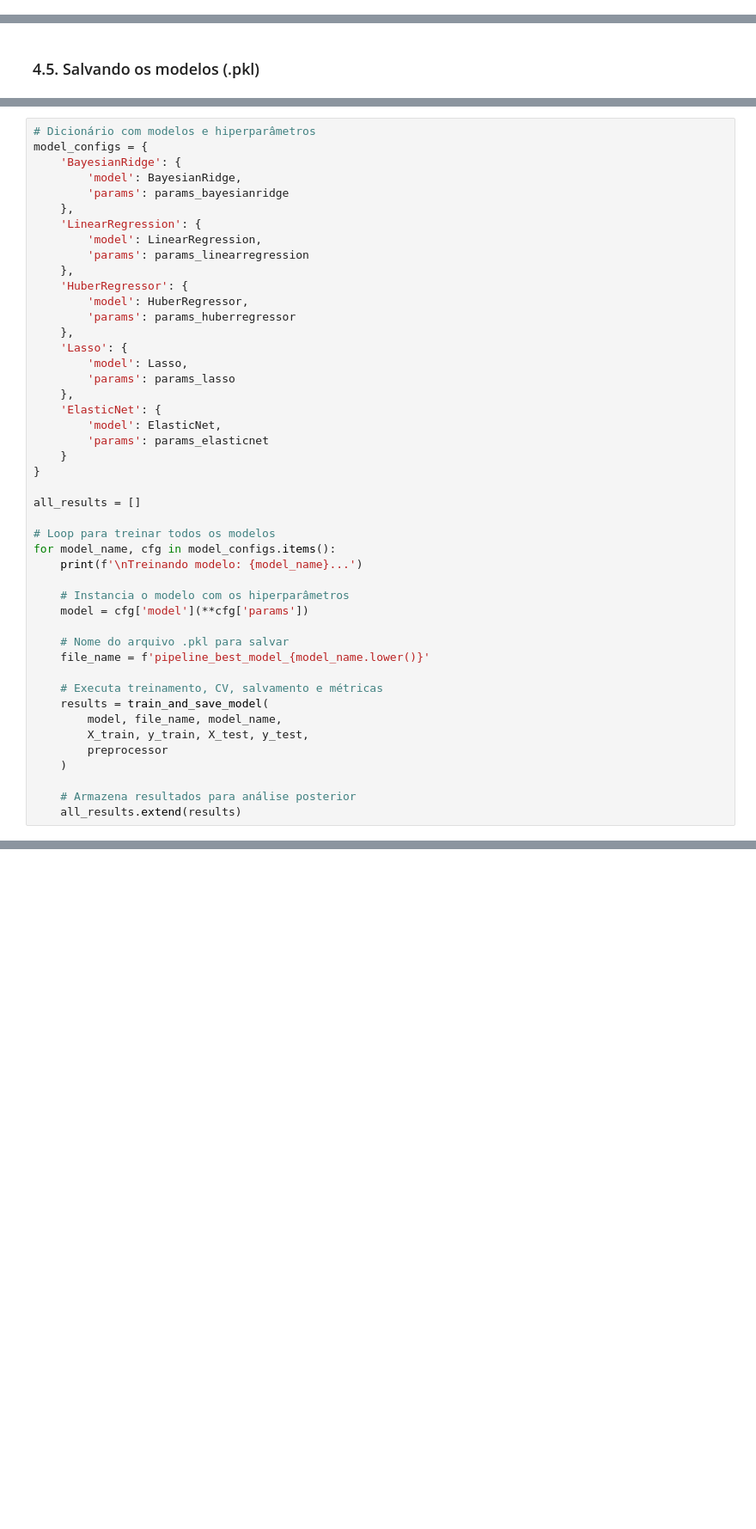
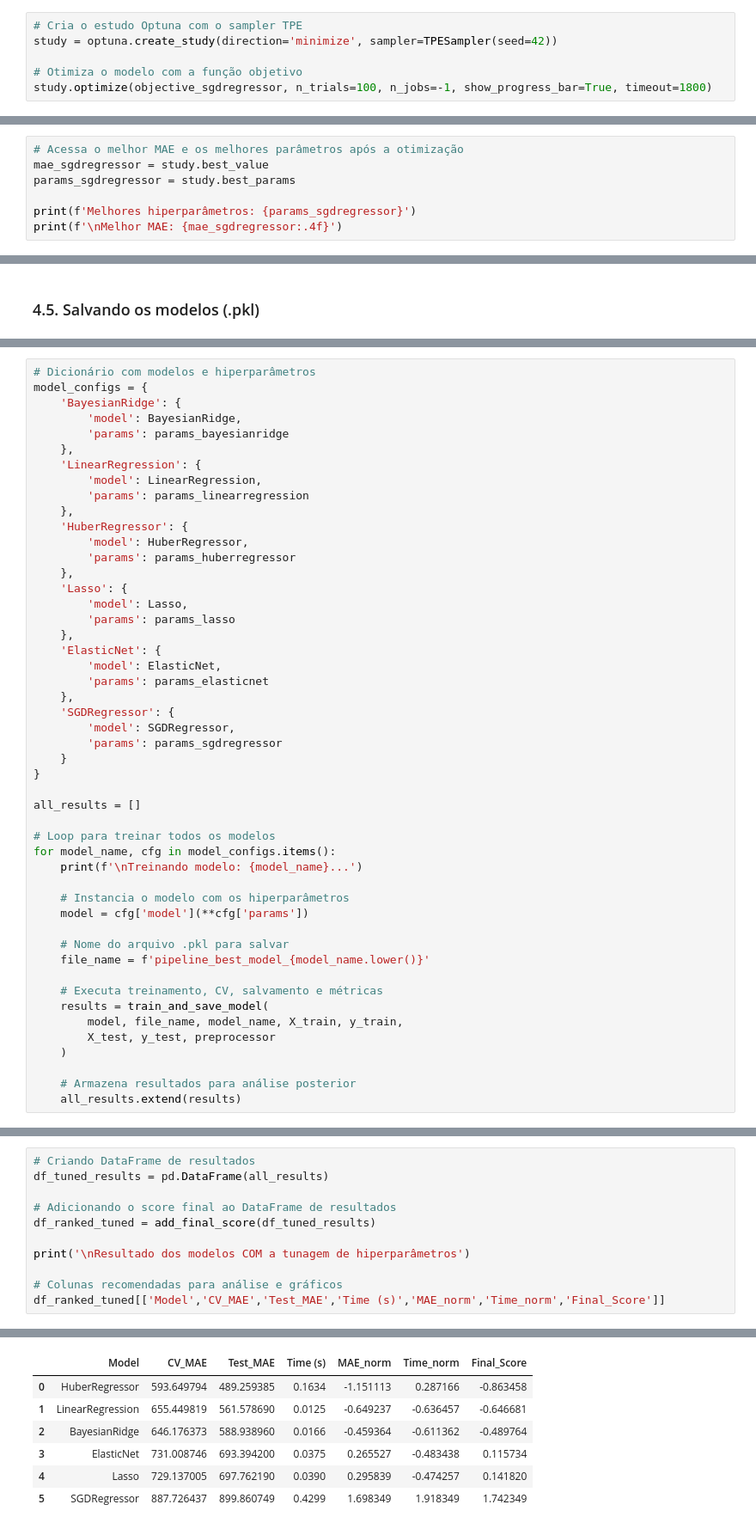
Before and after one commit to emso-exe/Compra_de_carro, a Jupyter notebook: 002_modelagem_preditiva.ipynb, the cells around one changed output, grey strips where cells are left out. Shown at 86% size. Saved outputs shown, nothing was run; the diff lists cells and outputs as text; blank space fills up the shorter version.

```diff
--- a/002_modelagem_preditiva.ipynb
+++ b/002_modelagem_preditiva.ipynb
@@ -980,0 +1143,6 @@ Melhor MAE: 733.4655
+# %%
+# Cria o estudo Optuna com o sampler TPE
+study = optuna.create_study(direction='minimize', sampler=TPESampler(seed=42))
+
+# Otimiza o modelo com a função objetivo
+study.optimize(objective_sgdregressor, n_trials=100, n_jobs=-1, show_progress_bar=True, timeout=1800)
@@ -980,0 +1171,7 @@ Melhor MAE: 733.4655
+# %%
+# Acessa o melhor MAE e os melhores parâmetros após a otimização
+mae_sgdregressor = study.best_value
+params_sgdregressor = study.best_params
+
+print(f'Melhores hiperparâmetros: {params_sgdregressor}')
+print(f'\nMelhor MAE: {mae_sgdregressor:.4f}')
@@ -1092,6 +1293,10 @@ model_configs = {
     'ElasticNet': {
         'model': ElasticNet,
         'params': params_elasticnet
+    },
+    'SGDRegressor': {
+        'model': SGDRegressor,
+        'params': params_sgdregressor
     }
 }
 
@@ -1109,9 +1314,8 @@ for model_name, cfg in model_configs.items():
 
     # Executa treinamento, CV, salvamento e métricas
     results = train_and_save_model(
-        model, file_name, model_name,
-        X_train, y_train, X_test, y_test,
-        preprocessor
+        model, file_name, model_name, X_train, y_train,
+        X_test, y_test, preprocessor
     )
 
     # Armazena resultados para análise posterior
@@ -1170,0 +1341,12 @@ SystemExit:
+# %%
+# Criando DataFrame de resultados
+df_tuned_results = pd.DataFrame(all_results)
+
+# Adicionando o score final ao DataFrame de resultados
+df_ranked_tuned = add_final_score(df_tuned_results)
+
+print('\nResultado dos modelos COM a tunagem de hiperparâmetros')
+
+# Colunas recomendadas para análise e gráficos
+df_ranked_tuned[['Model','CV_MAE','Test_MAE','Time (s)','MAE_norm','Time_norm','Final_Score']]
+# %% [output]
@@ -1170,0 +1354,7 @@ SystemExit:
+|  | Model | CV_MAE | Test_MAE | Time (s) | MAE_norm | Time_norm | Final_Score |
+| 0 | HuberRegressor | 593.649794 | 489.259385 | 0.1634 | -1.151113 | 0.287166 | -0.863458 |
+| 1 | LinearRegression | 655.449819 | 561.578690 | 0.0125 | -0.649237 | -0.636457 | -0.646681 |
+| 2 | BayesianRidge | 646.176373 | 588.938960 | 0.0166 | -0.459364 | -0.611362 | -0.489764 |
+| 3 | ElasticNet | 731.008746 | 693.394200 | 0.0375 | 0.265527 | -0.483438 | 0.115734 |
+| 4 | Lasso | 729.137005 | 697.762190 | 0.0390 | 0.295839 | -0.474257 | 0.141820 |
+| 5 | SGDRegressor | 887.726437 | 899.860749 | 0.4299 | 1.698349 | 1.918349 | 1.742349 |
```
Also changed, not shown: parts of 27 cells of this notebook.
